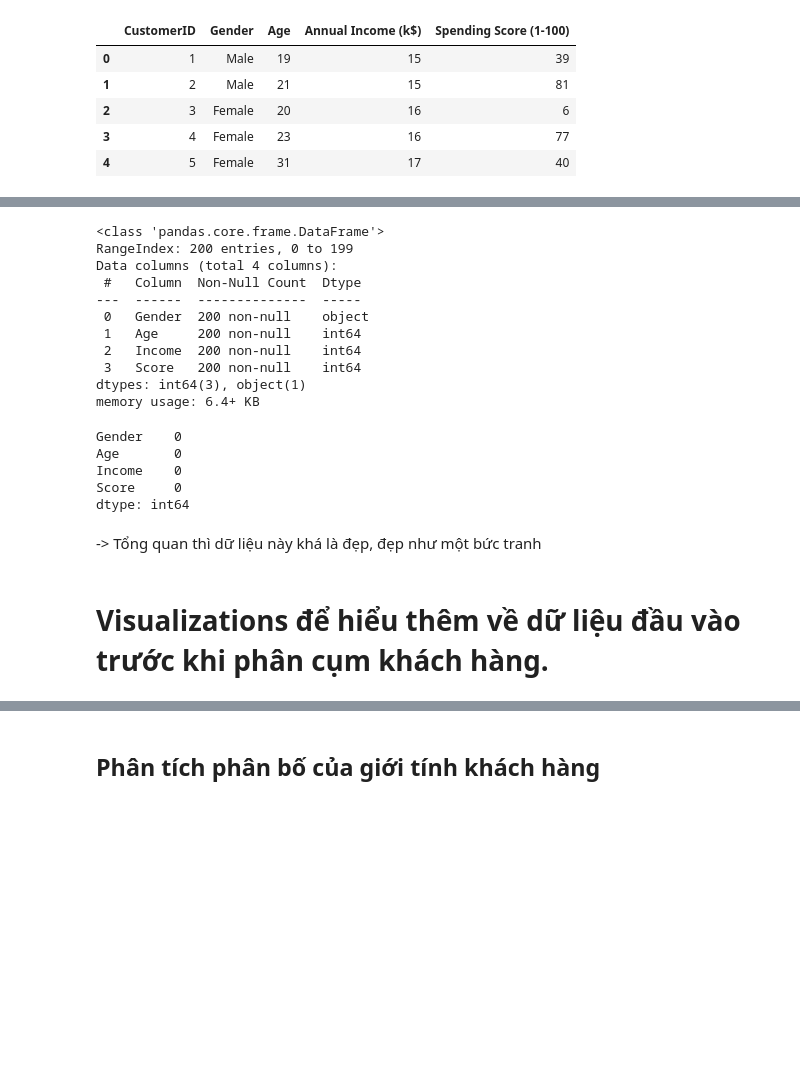
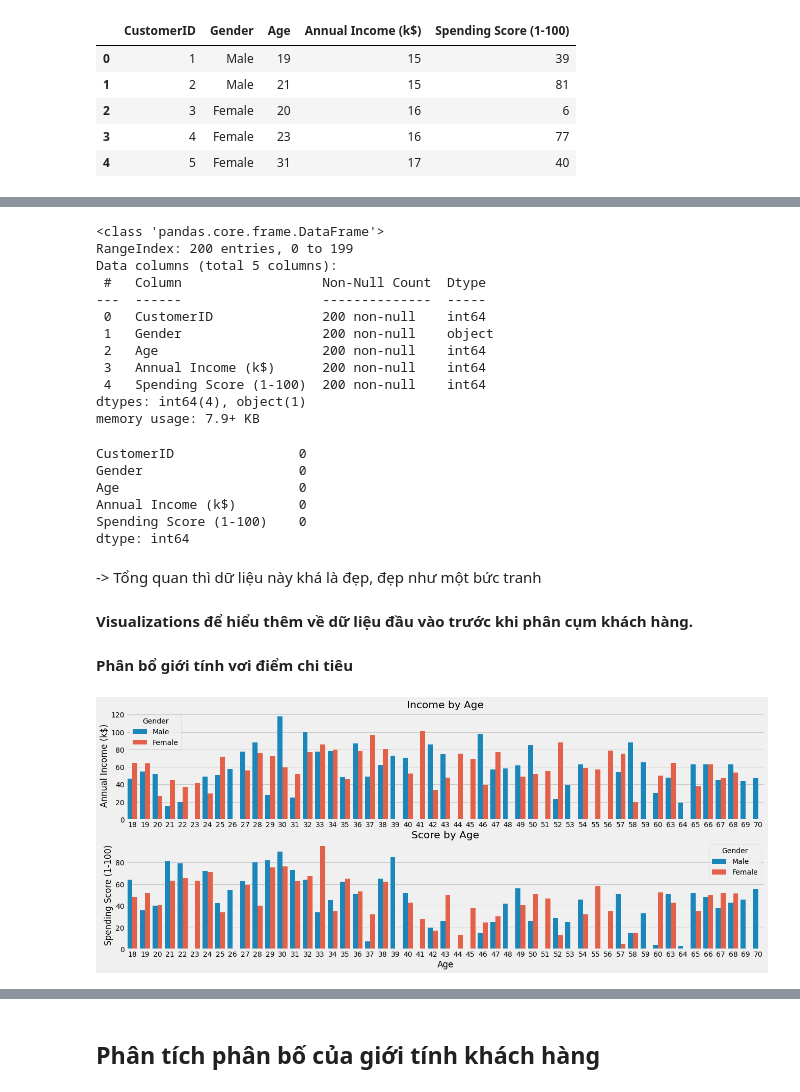
Before and after one commit to CongSon01/K-mean-and-Naive-Bayes-from-scratch, a Jupyter notebook: main2UndersendData.ipynb, the cells around one changed output, grey strips where cells are left out. Cells and saved outputs as stored; diff of their text form; code cells hidden in the pictures; blank space fills up the shorter version.

Commit message:
Add explore data

```diff
--- a/main2UndersendData.ipynb
+++ b/main2UndersendData.ipynb
@@ -49,28 +73,46 @@ df.head(5)
 # %%
 # mô tả data
-df.info()
+dataset.info()
 # %% [output]
 <class 'pandas.core.frame.DataFrame'>
 RangeIndex: 200 entries, 0 to 199
-Data columns (total 4 columns):
- #   Column  Non-Null Count  Dtype
----  ------  --------------  -----
- 0   Gender  200 non-null    object
- 1   Age     200 non-null    int64
- 2   Income  200 non-null    int64
- 3   Score   200 non-null    int64
-dtypes: int64(3), object(1)
-memory usage: 6.4+ KB
+Data columns (total 5 columns):
+ #   Column                  Non-Null Count  Dtype
+---  ------                  --------------  -----
+ 0   CustomerID              200 non-null    int64
+ 1   Gender                  200 non-null    object
+ 2   Age                     200 non-null    int64
+ 3   Annual Income (k$)      200 non-null    int64
+ 4   Spending Score (1-100)  200 non-null    int64
+dtypes: int64(4), object(1)
+memory usage: 7.9+ KB
 # %%
 # kiểm tra missing data
-df.isnull().sum()
+dataset.isnull().sum()
 # %% [output]
-Gender    0
-Age       0
-Income    0
-Score     0
+CustomerID                0
+Gender                    0
+Age                       0
+Annual Income (k$)        0
+Spending Score (1-100)    0
 dtype: int64
 # %% [markdown]
 -> Tổng quan thì dữ liệu này khá là đẹp, đẹp như một bức tranh
 # %% [markdown]
-# Visualizations để hiểu thêm về dữ liệu đầu vào trước khi phân cụm khách hàng.
+<b> Visualizations để hiểu thêm về dữ liệu đầu vào trước khi phân cụm khách hàng. </b>
+# %% [markdown]
+<b> Phân bổ giới tính vơi điểm chi tiêu </b>
+# %%
+plt.figure(figsize=(20,8))
+plt.subplot(2,1,1)
+sns.barplot(x=dataset['Age'], y=dataset['Annual Income (k$)'], hue=dataset['Gender'], ci=0)
+plt.title('Income by Age')
+plt.xlabel('')
+
+plt.subplot(2,1,2)
+sns.barplot(x=dataset['Age'], y=dataset['Spending Score (1-100)'], hue=dataset['Gender'], ci=0)
+plt.title('Score by Age')
+
+plt.show()
+# %% [output]
+[figure, added]
```
Also changed, not shown: parts of 50 cells of this notebook, 1 other file.
